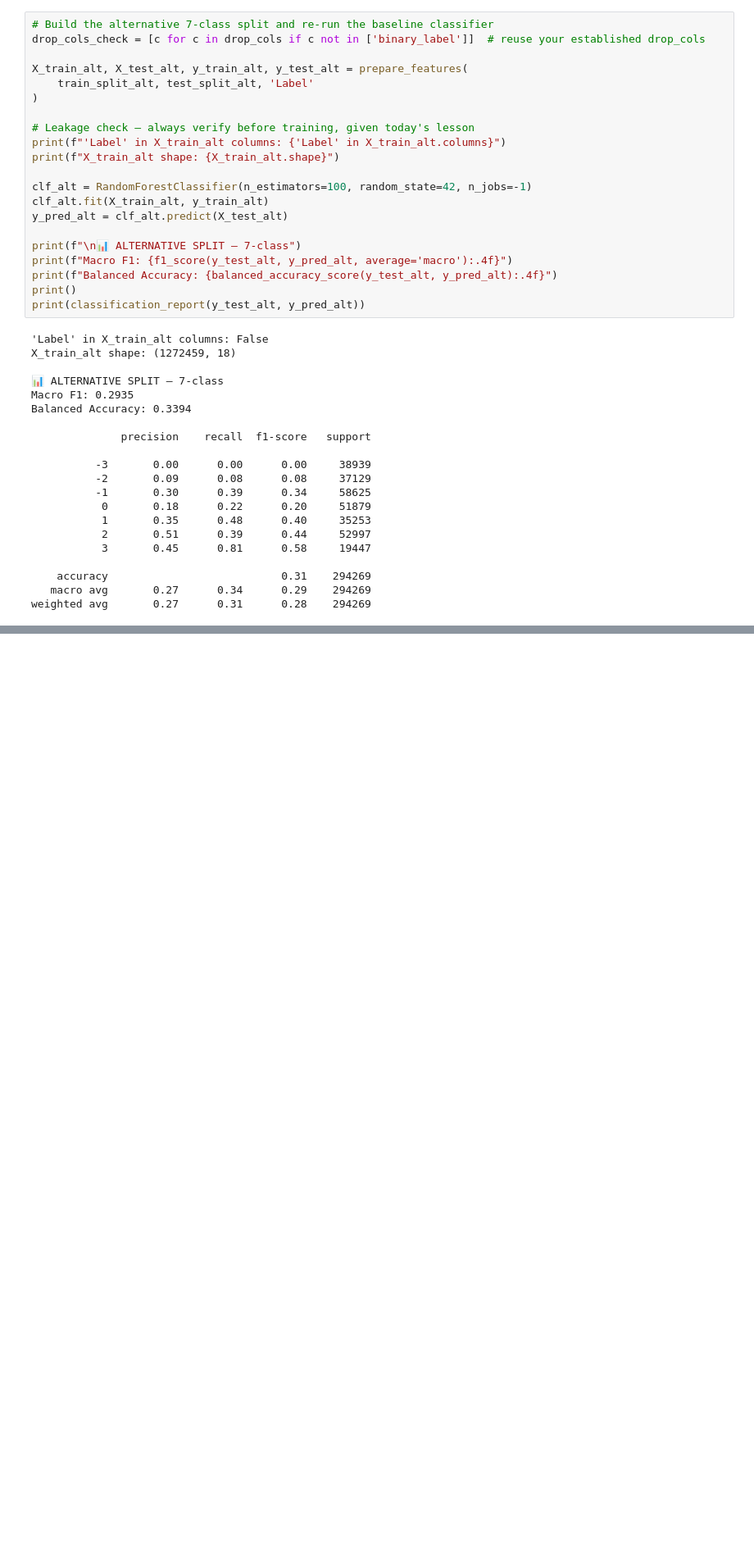
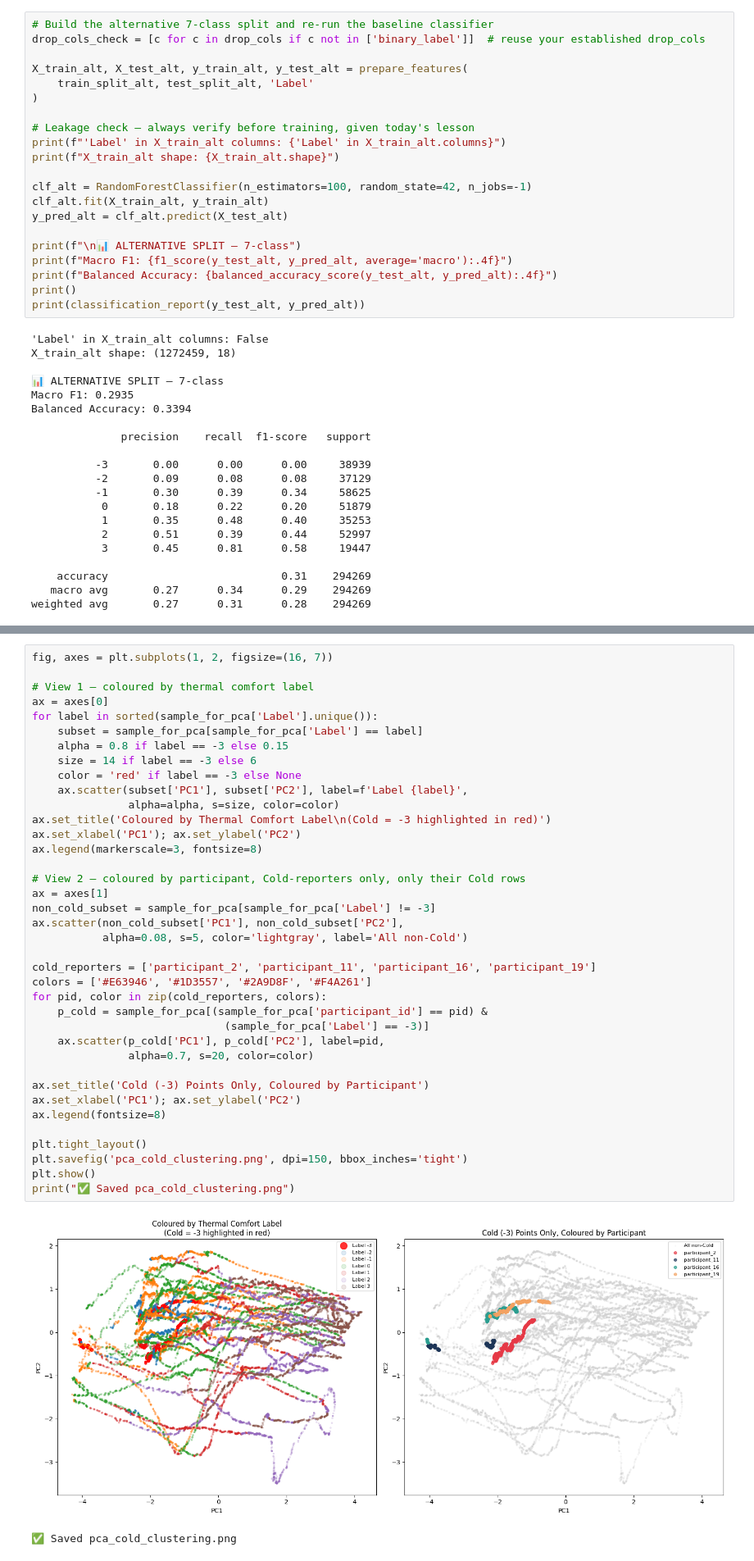
Before and after one commit to aisha13dikko-sudo/using-synthetic-data-for-thermal-comfort-classification, a Jupyter notebook: wk7_cold_failure_diagnostics.ipynb, the cells around one changed output, grey strips where cells are left out. Shown at 82% size. Saved outputs shown, nothing was run; the diff lists cells and outputs as text; blank space fills up the shorter version.

```diff
--- a/wk7_cold_failure_diagnostics.ipynb
+++ b/wk7_cold_failure_diagnostics.ipynb
@@ -559,0 +669,41 @@ weighted avg       0.27      0.31      0.28    294269
+# %%
+fig, axes = plt.subplots(1, 2, figsize=(16, 7))
+
+# View 1 — coloured by thermal comfort label
+ax = axes[0]
+for label in sorted(sample_for_pca['Label'].unique()):
+    subset = sample_for_pca[sample_for_pca['Label'] == label]
+    alpha = 0.8 if label == -3 else 0.15
+    size = 14 if label == -3 else 6
+    color = 'red' if label == -3 else None
+    ax.scatter(subset['PC1'], subset['PC2'], label=f'Label {label}',
+               alpha=alpha, s=size, color=color)
+ax.set_title('Coloured by Thermal Comfort Label\n(Cold = -3 highlighted in red)')
+ax.set_xlabel('PC1'); ax.set_ylabel('PC2')
+ax.legend(markerscale=3, fontsize=8)
+
+# View 2 — coloured by participant, Cold-reporters only, only their Cold rows
+ax = axes[1]
+non_cold_subset = sample_for_pca[sample_for_pca['Label'] != -3]
+ax.scatter(non_cold_subset['PC1'], non_cold_subset['PC2'],
+           alpha=0.08, s=5, color='lightgray', label='All non-Cold')
+
+cold_reporters = ['participant_2', 'participant_11', 'participant_16', 'participant_19']
+colors = ['#E63946', '#1D3557', '#2A9D8F', '#F4A261']
+for pid, color in zip(cold_reporters, colors):
+    p_cold = sample_for_pca[(sample_for_pca['participant_id'] == pid) &
+                              (sample_for_pca['Label'] == -3)]
+    ax.scatter(p_cold['PC1'], p_cold['PC2'], label=pid,
+               alpha=0.7, s=20, color=color)
+
+ax.set_title('Cold (-3) Points Only, Coloured by Participant')
+ax.set_xlabel('PC1'); ax.set_ylabel('PC2')
+ax.legend(fontsize=8)
+
+plt.tight_layout()
+plt.savefig('pca_cold_clustering.png', dpi=150, bbox_inches='tight')
+plt.show()
+print("✅ Saved pca_cold_clustering.png")
+# %% [output]
+[figure, added]
+✅ Saved pca_cold_clustering.png
```
Also changed, not shown: parts of 3 cells of this notebook.
